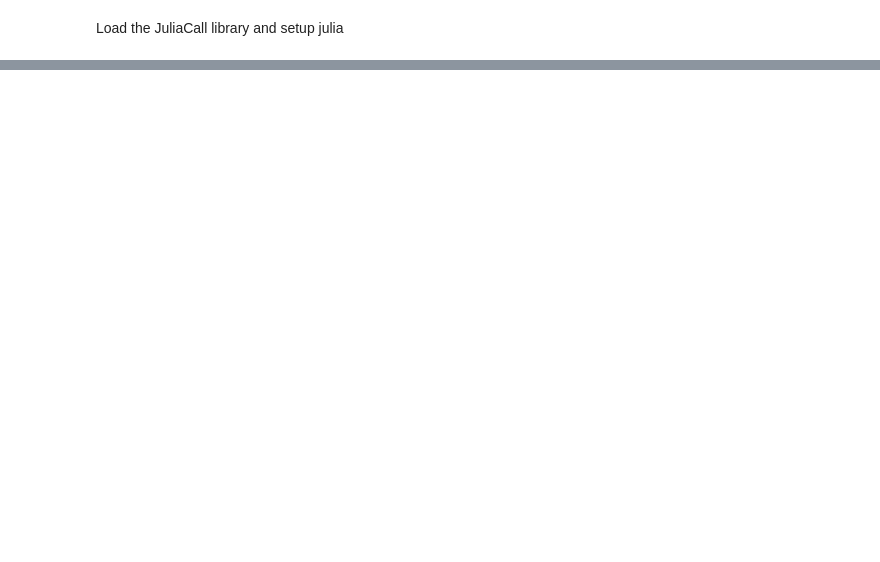
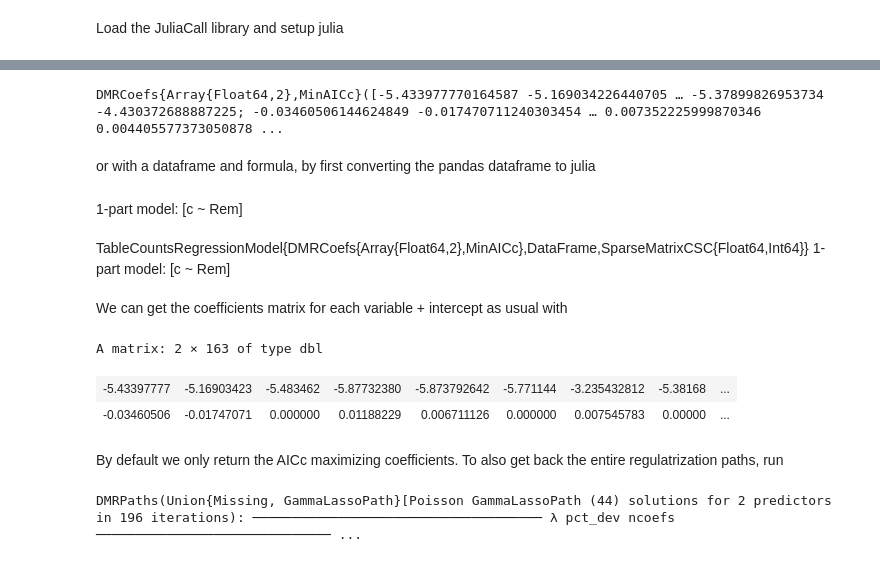
Before and after one commit to AsafManela/HurdleDMR.jl, a Jupyter notebook: docs/src/tutorials/HurdleDMRinR.ipynb, the cells around one changed output, grey strips where cells are left out. Cells and saved outputs as stored; diff of their text form; code cells hidden in the pictures; blank space fills up the shorter version.

```diff
--- a/docs/src/tutorials/HurdleDMRinR.ipynb
+++ b/docs/src/tutorials/HurdleDMRinR.ipynb
@@ -317,0 +166,29 @@ Please reference the paper for additional details and example applications.
+# %%
+jl$assign("jcovars", as.matrix(rcovarsdf[['Rem']]))
+jl$command("m = dmr(jcovars, jcounts)")
+# %% [output]
+DMRCoefs{Array{Float64,2},MinAICc}([-5.433977770164587 -5.169034226440705 … -5.37899826953734 -4.430372688887225; -0.03460506144624849 -0.017470711240303454 … 0.007352225999870346 0.004405577373050878 ...
+# %% [markdown]
+or with a dataframe and formula, by first converting the pandas dataframe to julia
+# %%
+jl$assign("jcovarsdf", rcovarsdf) # assign to julia dataframe
+jl$command("mf = @model(c ~ Rem)") # model formula
+jl$command("m = fit(DMR, mf, jcovarsdf, jcounts)")
+# %% [output]
+1-part model: [c ~ Rem]
+TableCountsRegressionModel{DMRCoefs{Array{Float64,2},MinAICc},DataFrame,SparseMatrixCSC{Float64,Int64}} 1-part model: [c ~ Rem]
+# %% [markdown]
+We can get the coefficients matrix for each variable + intercept as usual with
+# %%
+jl$eval("coef(m)")
+# %% [output]
+A matrix: 2 × 163 of type dbl
+| -5.43397777 | -5.16903423 | -5.483462 | -5.87732380 | -5.873792642 | -5.771144 | -3.235432812 | -5.38168 | ... |
+| -0.03460506 | -0.01747071 | 0.000000 | 0.01188229 | 0.006711126 | 0.000000 | 0.007545783 | 0.00000 | ... |
+# %% [markdown]
+By default we only return the AICc maximizing coefficients.
+To also get back the entire regulatrization paths, run
+# %%
+jl$command("paths = dmrpaths(jcovars, jcounts)")
+# %% [output]
+DMRPaths(Union{Missing, GammaLassoPath}[Poisson GammaLassoPath (44) solutions for 2 predictors in 196 iterations): ───────────────────────────────────── λ pct_dev ncoefs ────────────────────────────── ...
```
Also changed, not shown: parts of 103 cells of this notebook, 6 other files.
